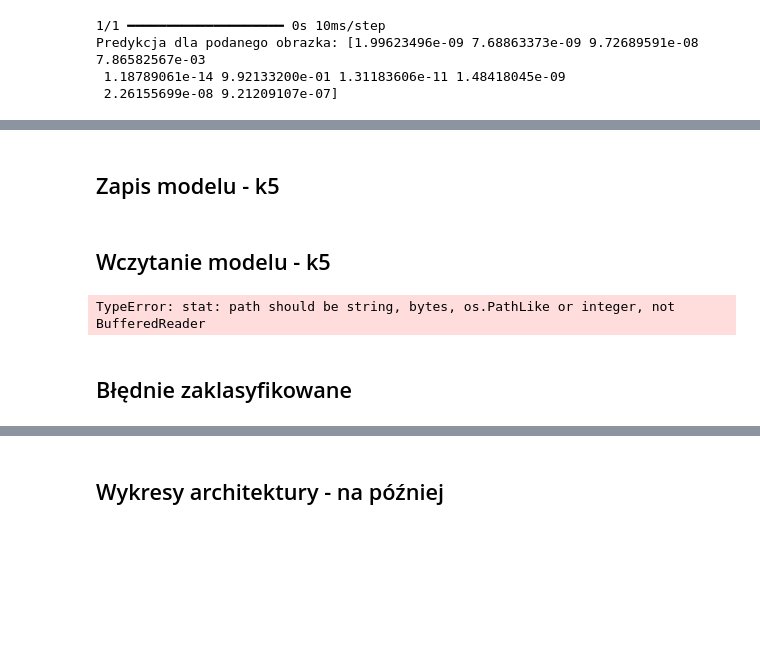
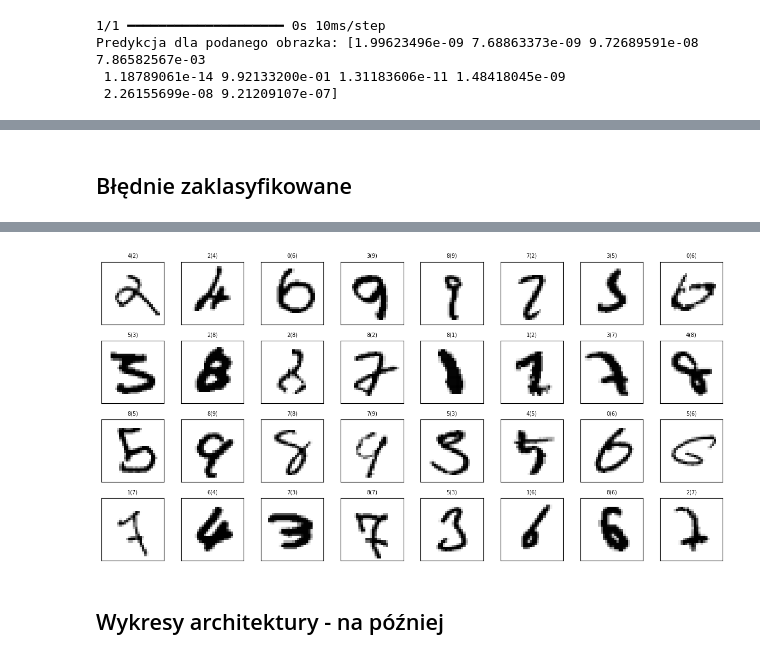
Before and after one commit to piotr-sobieraj/praca-licencjacka-notebook, a Jupyter notebook: praca_lic.ipynb, the cells around one changed output, grey strips where cells are left out. Drawn from its saved outputs; the diff is of its cells as text; code cells hidden in the pictures; blank space fills up the shorter version.

```diff
--- a/praca_lic.ipynb
+++ b/praca_lic.ipynb
@@ -541,2 +534,0 @@ the current application. To solve this, set up an application context
-# %% [markdown]
-## Zapis modelu - k5
@@ -547,43 +535,32 @@ model_mlp.save('model_mlp.keras')
-# %% [markdown]
-## Wczytanie modelu - k5
-# %%
-with open('model_mlp.keras', 'rb') as file:
-    mlp_loaded_keras = load_model(file)
-# %% [output]
-TypeError: stat: path should be string, bytes, os.PathLike or integer, not BufferedReader
 # %% [markdown]
 ## Błędnie zaklasyfikowane
 # %%
 import numpy as np
 import matplotlib.pyplot as plt
 
-# Konwersja y_pred na etykiety klas: Używam np.argmax, aby wybrać indeks klasy z największym prawdopodobieństwem:
+# Compute predictions on the test data
+y_pred = model_mlp.predict(x_test_mlp)
 y_pred_labels = np.argmax(y_pred, axis=1)
 
-
-# Znajdź indeksy błędnie zaklasyfikowanych obrazków
+# Identify misclassified samples
 incorrect_indices = np.where(y_pred_labels != y_test)[0]
 
-print(incorrect_indices.shape)
-
-# Liczba przykładów
+# Number of examples to display
 num_examples = 32
 
-# Rozmiar wykresów
-fig, axs = plt.subplots(4, 8, figsize=(4, 4))
+# Create subplots
+fig, axs = plt.subplots(4, 8, figsize=(12, 6))
 
-# Wyświetlamy błędnie zaklasyfikowane
+# Display misclassified images
 for i, ax in enumerate(axs.flat[:num_examples]):
     idx = incorrect_indices[i]
-    ax.imshow(x_test_mlp[idx], cmap='binary')
-    ax.xaxis.label.set_size(3)
-    ax.set_title(f"{y_pred_labels[idx]} ({y_test[idx]})", fontsize=7)
-
-    # ax.set_title(f"{y_pred[idx]} ({y_test[idx]})", fontsize=7)
+    # Reshape the image back to 28x28 for displaying
+    ax.imshow(x_test_mlp[idx].reshape(28, 28), cmap='binary')
+    ax.set_title(f"{y_pred_labels[idx]}({y_test[idx]})", fontsize=7)
     ax.set_xticks([])  # Hide X-axis ticks
     ax.set_yticks([])  # Hide Y-axis ticks
 
-# Zoptymalizuj układ
+# Adjust layout and show plot
 plt.tight_layout()
 plt.show()
 # %% [output]
@@ -591,3 +568,4 @@ NameError: name 'y_pred' is not defined
+[figure, added]
 # %% [markdown]
 ## Wykresy architektury - na później
 # %%
```
Also changed, not shown: parts of 6 cells of this notebook.
